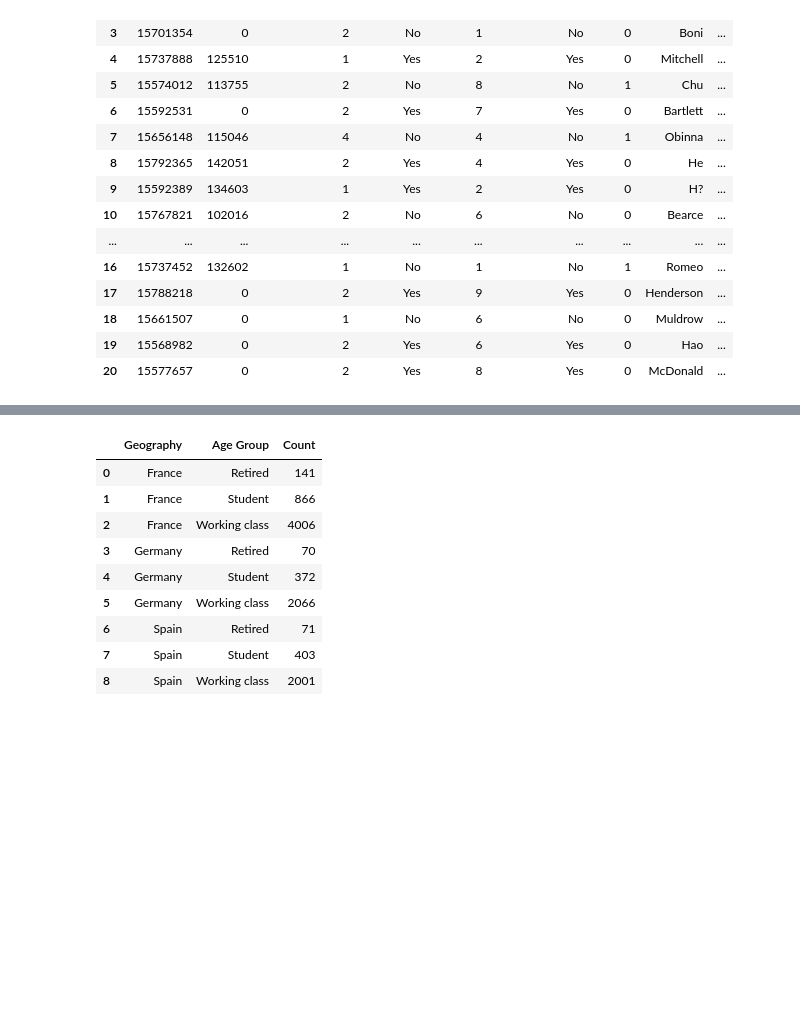
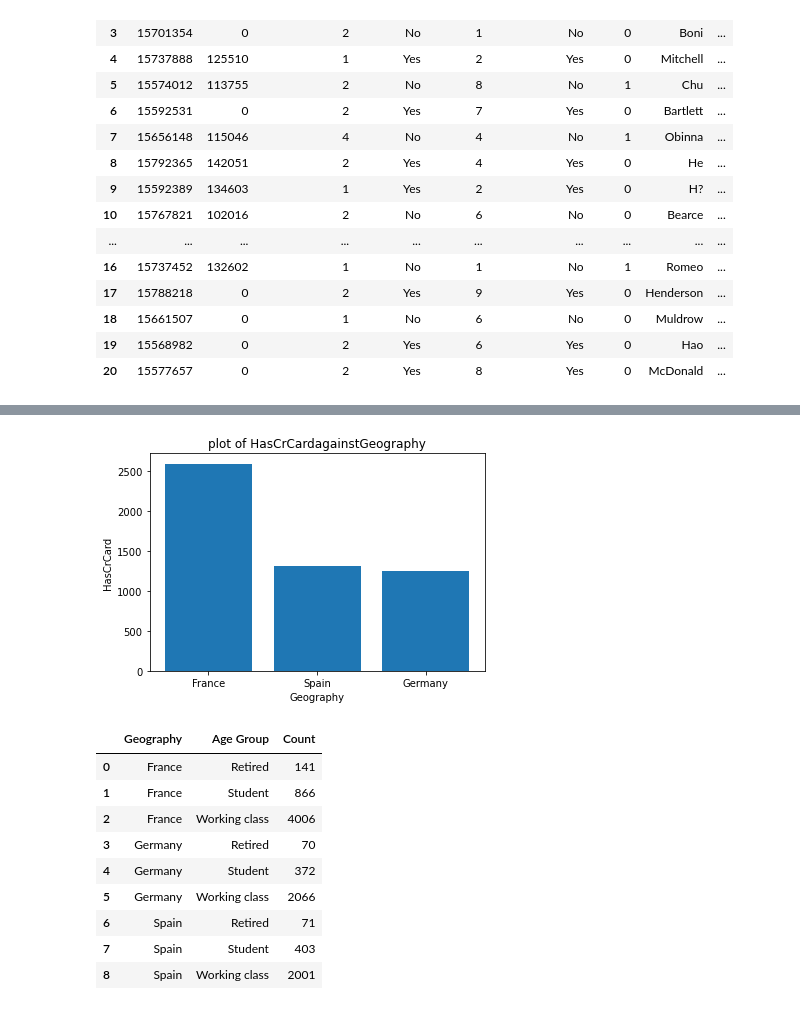
Before and after one commit to Cynthiaagina/Data-exploration, a Jupyter notebook: NewP.ipynb, the cells around one changed output, grey strips where cells are left out. Cells and saved outputs as stored; diff of their text form; code cells hidden in the pictures; blank space fills up the shorter version.

```diff
--- a/NewP.ipynb
+++ b/NewP.ipynb
@@ -312,0 +325,3 @@ Comb_df_card_by_country
+# %%
+Comb_df_card_by_country = Comb_df_card_by_country.sort_values(by='HasCrCard', ascending=False)
+Comb_df_card_by_country
@@ -313,3 +334,7 @@ Comb_df_card_by_country
+# %%
+generate_bar_plot(Comb_df_card_by_country.index, Comb_df_card_by_country['HasCrCard'], 'Geography', 'HasCrCard')
+# %% [output]
+[figure, added]
 # %%
 counts_Age = Comb_df.groupby(['Geography', 'Age Group']).size().reset_index(name='Count')
 counts_Age
```
Also changed, not shown: parts of 22 cells of this notebook, 1 other file.
